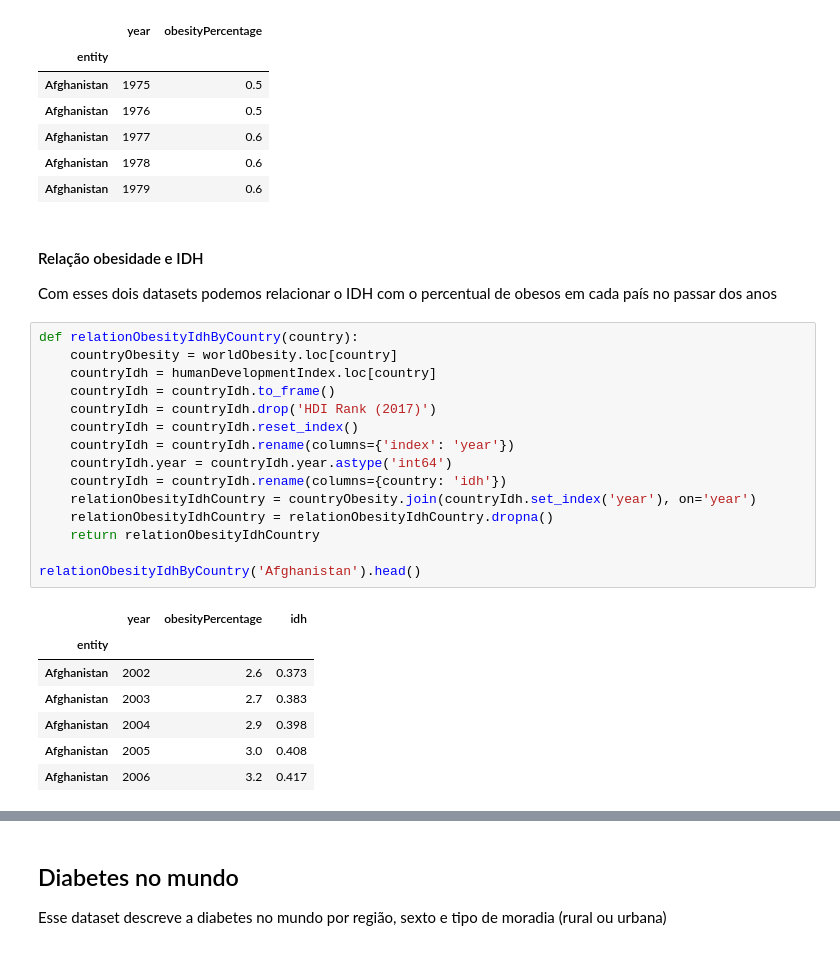
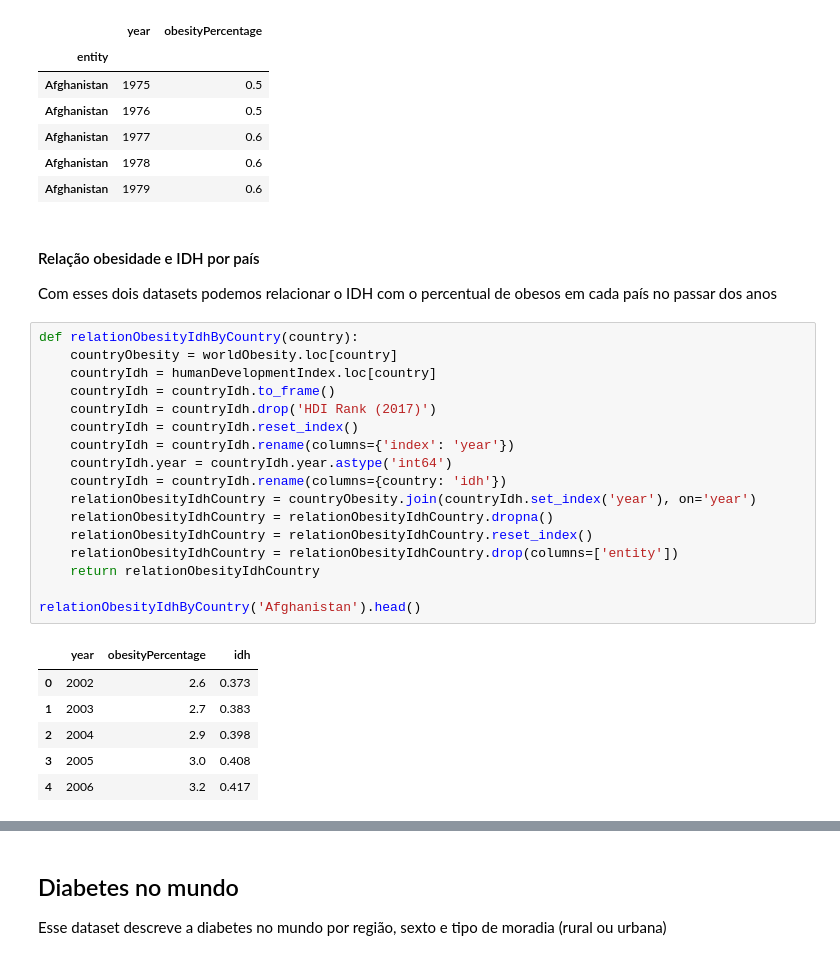
Before and after one commit to if1015-datascience-ufpe/2018-2-projeto-follow-up, a Jupyter notebook: src/Follow UP.ipynb, the cells around one changed output, grey strips where cells are left out. Drawn from its saved outputs; the diff is of its cells as text.

```diff
--- a/src/Follow UP.ipynb
+++ b/src/Follow UP.ipynb
@@ -51,28 +51,29 @@ worldObesity.head()
 | Afghanistan | 1978 | 0.6 |
 | Afghanistan | 1979 | 0.6 |
 # %% [markdown]
-#### Relação obesidade e IDH
+#### Relação obesidade e IDH por país
 Com esses dois datasets podemos relacionar o IDH com o percentual de obesos em cada país no passar dos anos
 # %%
 def relationObesityIdhByCountry(country):
     countryObesity = worldObesity.loc[country]
     countryIdh = humanDevelopmentIndex.loc[country]
     countryIdh = countryIdh.to_frame()
     countryIdh = countryIdh.drop('HDI Rank (2017)')
     countryIdh = countryIdh.reset_index()
     countryIdh = countryIdh.rename(columns={'index': 'year'})
     countryIdh.year = countryIdh.year.astype('int64')
     countryIdh = countryIdh.rename(columns={country: 'idh'})
     relationObesityIdhCountry = countryObesity.join(countryIdh.set_index('year'), on='year')
     relationObesityIdhCountry = relationObesityIdhCountry.dropna()
+    relationObesityIdhCountry = relationObesityIdhCountry.reset_index()
+    relationObesityIdhCountry = relationObesityIdhCountry.drop(columns=['entity'])
     return relationObesityIdhCountry
 
 relationObesityIdhByCountry('Afghanistan').head()
 # %% [output]
 |  | year | obesityPercentage | idh |
-| entity |  |  |  |
-| Afghanistan | 2002 | 2.6 | 0.373 |
-| Afghanistan | 2003 | 2.7 | 0.383 |
-| Afghanistan | 2004 | 2.9 | 0.398 |
-| Afghanistan | 2005 | 3.0 | 0.408 |
-| Afghanistan | 2006 | 3.2 | 0.417 |
+| 0 | 2002 | 2.6 | 0.373 |
+| 1 | 2003 | 2.7 | 0.383 |
+| 2 | 2004 | 2.9 | 0.398 |
+| 3 | 2005 | 3.0 | 0.408 |
+| 4 | 2006 | 3.2 | 0.417 |
```
Also changed, not shown: parts of 2 cells of this notebook.
